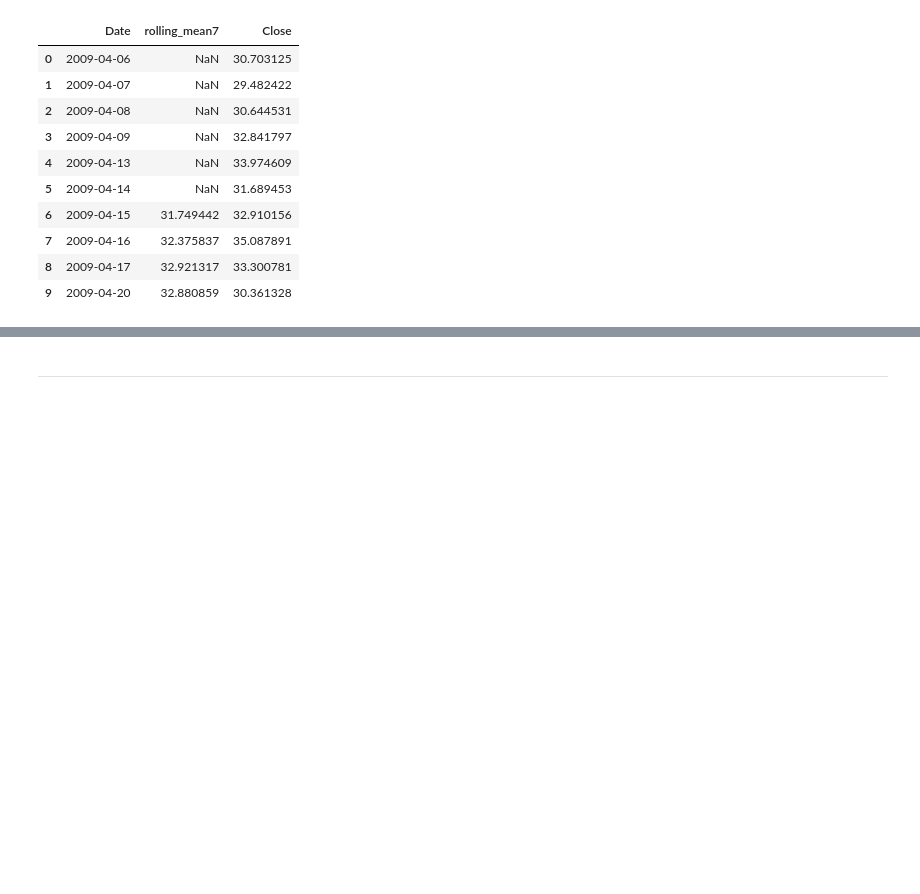
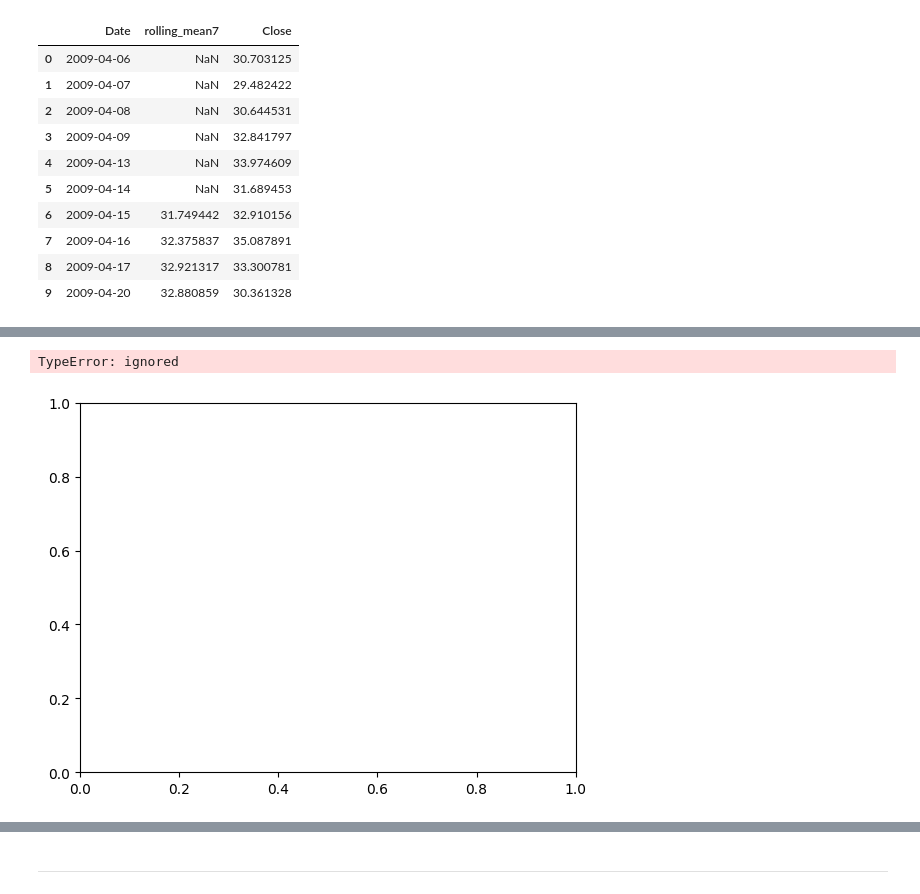
Before and after one commit to sawubona-repo/BINA-FS23-WORK, a Jupyter notebook: LB10-Regression+TimeSeries/Python/Python_TIMESERIES_FinancialData_v2.ipynb, the cells around one changed output, grey strips where cells are left out. Drawn from its saved outputs; the diff is of its cells as text; code cells hidden in the pictures; blank space fills up the shorter version.

```diff
--- a/LB10-Regression+TimeSeries/Python/Python_TIMESERIES_FinancialData_v2.ipynb
+++ b/LB10-Regression+TimeSeries/Python/Python_TIMESERIES_FinancialData_v2.ipynb
@@ -334,0 +379,11 @@ fig.show()
+# %%
+from matplotlib import pyplot
+
+dataZ = data[['Date', 'Close']]
+diffZ = pd.Series(dataZ.all)
+
+pyplot.plot(diffZ)
+pyplot.show()
+# %% [output]
+TypeError: ignored
+[figure, added]
```
Also changed, not shown: parts of 14 cells of this notebook.
